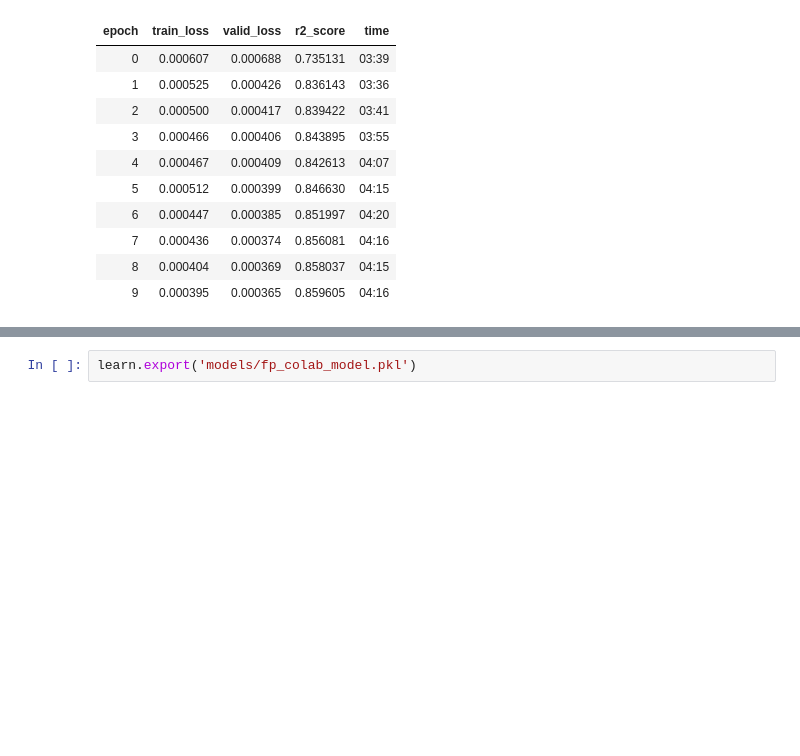
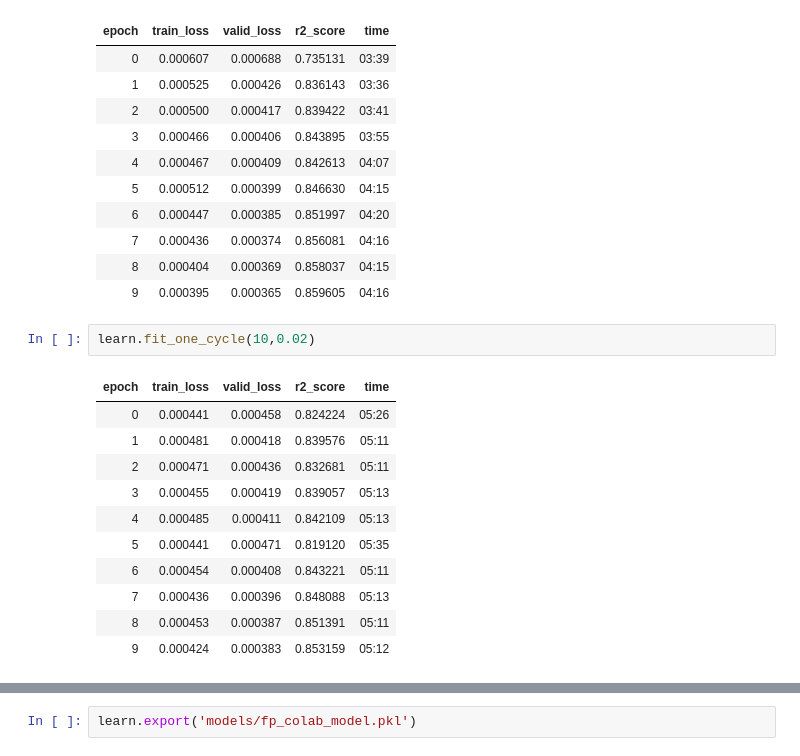
Before and after one commit to rubanzasilva/flood_prediction, a Jupyter notebook: s04e05_fastai_exp2.ipynb, the cells around one changed output, grey strips where cells are left out. Saved outputs shown, nothing was run; the diff lists cells and outputs as text; blank space fills up the shorter version.

```diff
--- a/s04e05_fastai_exp2.ipynb
+++ b/s04e05_fastai_exp2.ipynb
@@ -340,4 +335,18 @@ learn.fit_one_cycle(10,0.008)
 | 7 | 0.000436 | 0.000374 | 0.856081 | 04:16 |
 | 8 | 0.000404 | 0.000369 | 0.858037 | 04:15 |
 | 9 | 0.000395 | 0.000365 | 0.859605 | 04:16 |
+# %%
+learn.fit_one_cycle(10,0.02)
+# %% [output]
+| epoch | train_loss | valid_loss | r2_score | time |
+| 0 | 0.000441 | 0.000458 | 0.824224 | 05:26 |
+| 1 | 0.000481 | 0.000418 | 0.839576 | 05:11 |
+| 2 | 0.000471 | 0.000436 | 0.832681 | 05:11 |
+| 3 | 0.000455 | 0.000419 | 0.839057 | 05:13 |
+| 4 | 0.000485 | 0.000411 | 0.842109 | 05:13 |
+| 5 | 0.000441 | 0.000471 | 0.819120 | 05:35 |
+| 6 | 0.000454 | 0.000408 | 0.843221 | 05:11 |
+| 7 | 0.000436 | 0.000396 | 0.848088 | 05:13 |
+| 8 | 0.000453 | 0.000387 | 0.851391 | 05:11 |
+| 9 | 0.000424 | 0.000383 | 0.853159 | 05:12 |
 # %%
```
Also changed, not shown: parts of 23 cells of this notebook.
